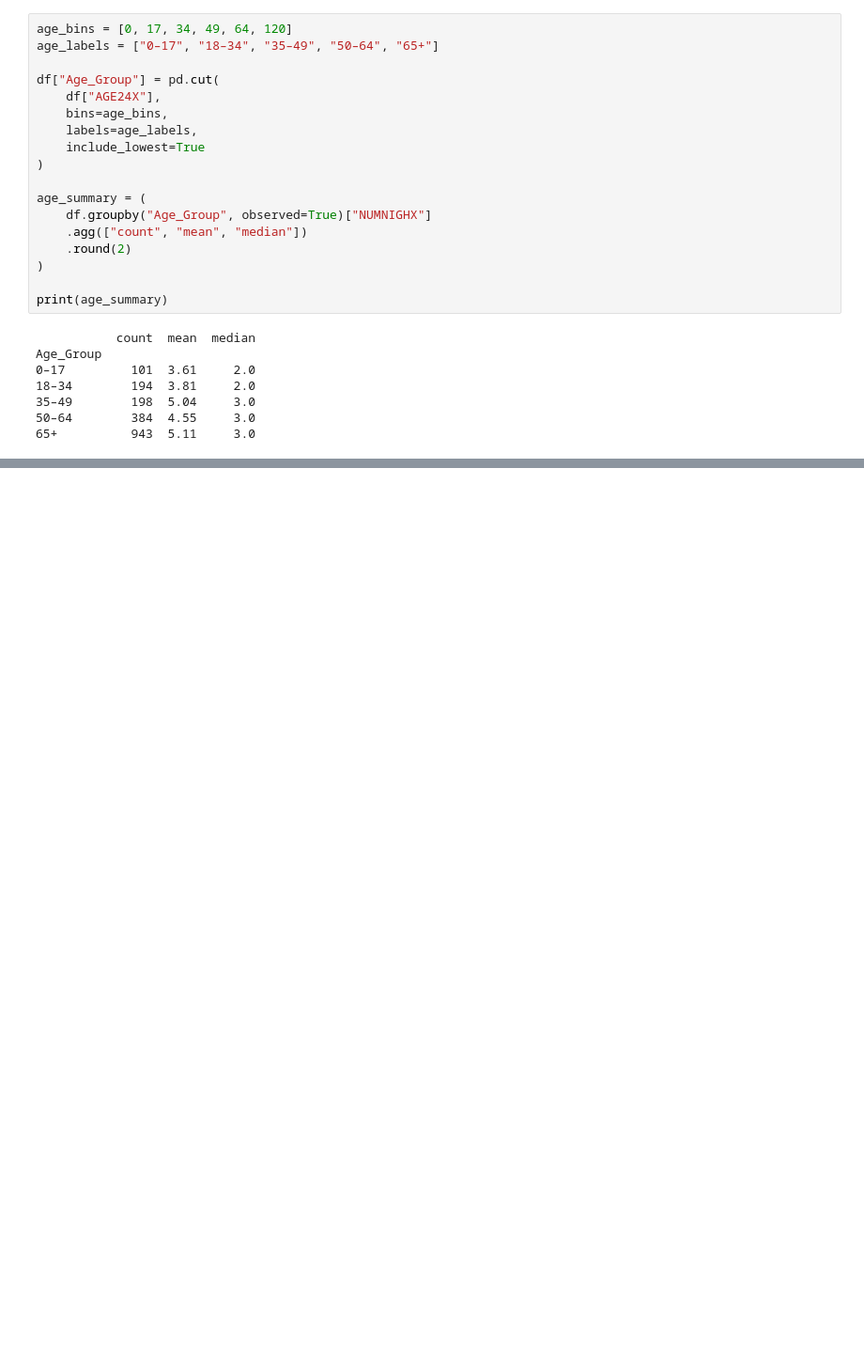
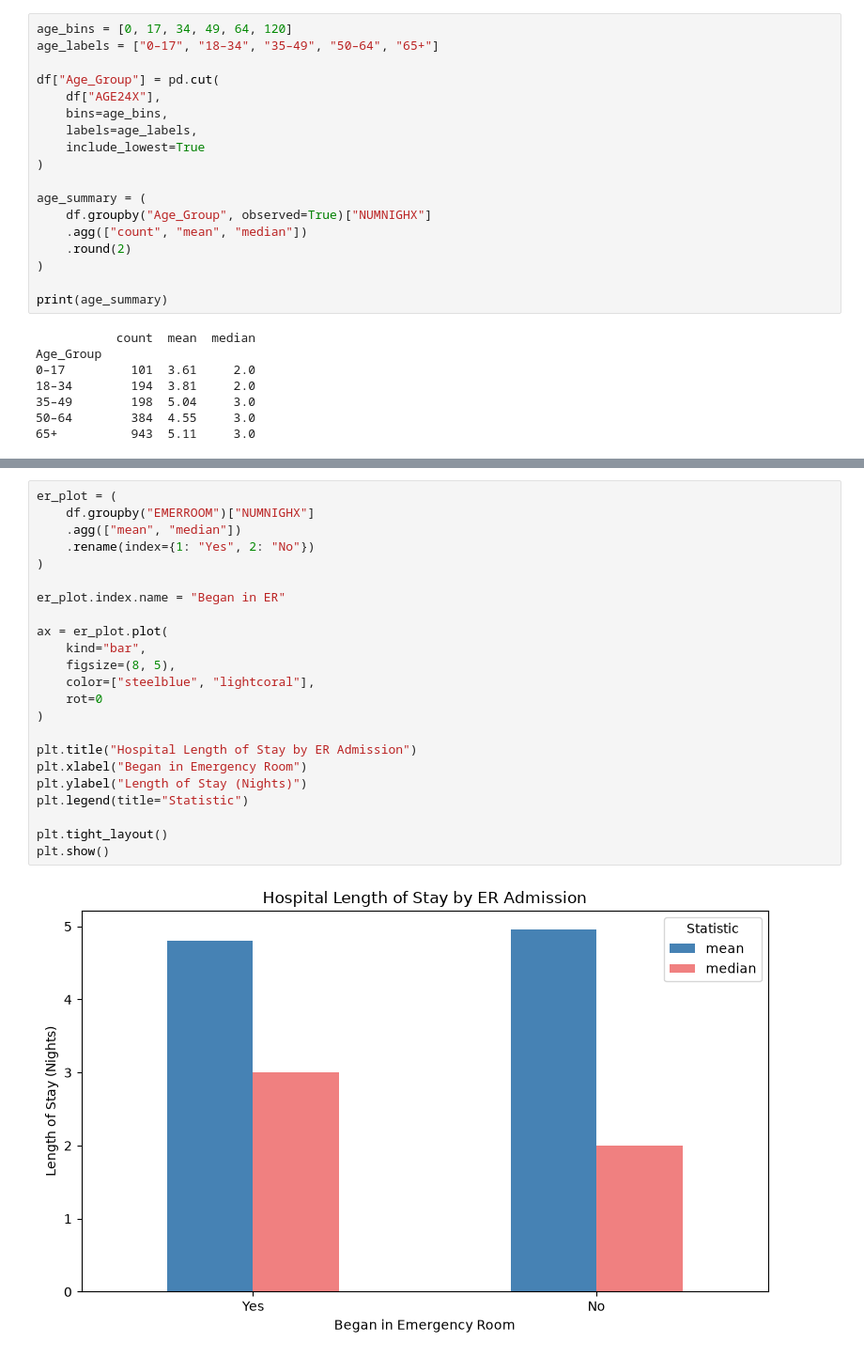
Before and after one commit to sydsailors/hospital-los-capstone, a Jupyter notebook: notebooks/los_eda.ipynb, the cells around one changed output, grey strips where cells are left out. Shown at 94% size. Cells and saved outputs as stored; diff of their text form; blank space fills up the shorter version.

```diff
--- a/notebooks/los_eda.ipynb
+++ b/notebooks/los_eda.ipynb
@@ -179,0 +247,25 @@ plt.show()
+# %%
+er_plot = (
+    df.groupby("EMERROOM")["NUMNIGHX"]
+    .agg(["mean", "median"])
+    .rename(index={1: "Yes", 2: "No"})
+)
+
+er_plot.index.name = "Began in ER"
+
+ax = er_plot.plot(
+    kind="bar",
+    figsize=(8, 5),
+    color=["steelblue", "lightcoral"],
+    rot=0
+)
+
+plt.title("Hospital Length of Stay by ER Admission")
+plt.xlabel("Began in Emergency Room")
+plt.ylabel("Length of Stay (Nights)")
+plt.legend(title="Statistic")
+
+plt.tight_layout()
+plt.show()
+# %% [output]
+[figure, added]
```
Also changed, not shown: parts of 6 cells of this notebook.
